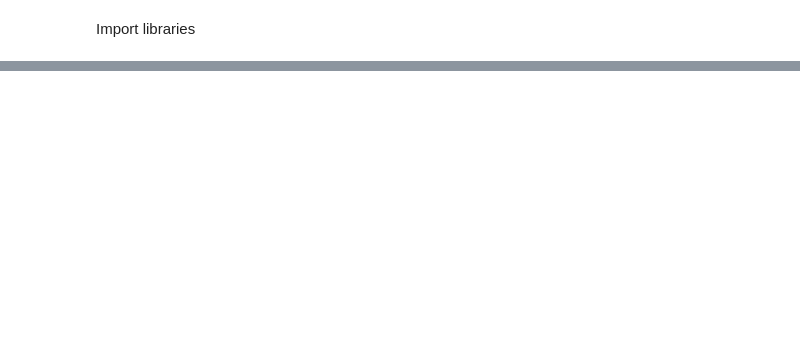
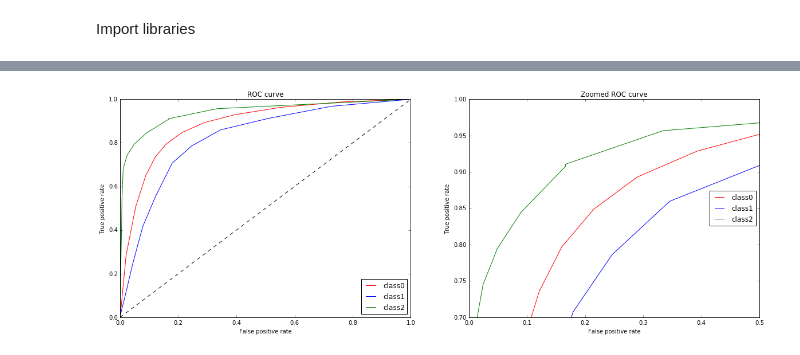
Before and after one commit to vijay4321/cs109AAirbnbProject, a Jupyter notebook: Camera-Murray-Garg-Thangella_CS109A_Project_Final_Report_pt2_price_model.ipynb, the cells around one changed output, grey strips where cells are left out. Drawn from its saved outputs; the diff is of its cells as text; code cells hidden in the pictures; blank space fills up the shorter version.

```diff
--- a/Camera-Murray-Garg-Thangella_CS109A_Project_Final_Report_pt2_price_model.ipynb
+++ b/Camera-Murray-Garg-Thangella_CS109A_Project_Final_Report_pt2_price_model.ipynb
@@ -55,0 +378,8 @@ We’ll conclude with a visualization of feature importance (from the random for
+# %%
+parameters = {"n_estimators": [ 100,200,300,400,500]}
+
+cv_rfc = GridSearchCV(RandomForest(oob_score=True, max_features='auto'), param_grid=parameters, n_jobs=5, cv=5)
+
+cv_rfc.fit(x_train, y_train)
+
+print cv_rfc.best_params_
@@ -55,0 +431,9 @@ We’ll conclude with a visualization of feature importance (from the random for
+# %%
+
+parameters = {"max_depth": [22,26,28,30,32,34,35,36,37,38,39,40], "n_estimators": [ 100,200,300,400,500]}
+
+cv_rfc = GridSearchCV(RandomForest(oob_score=True, max_features='auto'), param_grid=parameters, n_jobs=5, cv=5)
+
+cv_rfc.fit(x_train, y_train)
+
+print cv_rfc.best_params_
@@ -55,0 +492,31 @@ We’ll conclude with a visualization of feature importance (from the random for
+# %%
+fig = plt.figure(figsize=(20,15))
+ax1 = fig.add_subplot(221)
+ax1.plot([0, 1], [0, 1], 'k--')
+ax2 = fig.add_subplot(222)
+ax2.plot([0, 1], [0, 1], 'k--')
+
+clfForest = RandomForest(class_weight ='balanced',max_depth = 41, oob_score = True,n_estimators =400,
+                         criterion ='gini' , max_features ='sqrt')
+color =['r','b','g']
+clfForest = clfForest.fit(x_train, y_train)
+for i in range(3):
+
+    y_pred_rf = rf.predict_proba(x_test)[:, i]
+    fpr_rf, tpr_rf, _ = roc_curve(y_test, y_pred_rf,pos_label=i)
+    ax1.plot(fpr_rf, tpr_rf, label='class' + str(i), color=color[i])
+    ax2.plot(fpr_rf, tpr_rf, label='class' + str(i), color=color[i])
+
+ax1.set_xlabel('False positive rate')
+ax2.set_xlabel('False positive rate')
+ax1.set_ylabel('True positive rate')
+ax2.set_ylabel('True positive rate')
+ax1.set_title('ROC curve')
+ax2.set_title('Zoomed ROC curve')
+ax1.legend(loc='best')
+ax2.legend(loc='right')
+ax2.set_ylim(0.7,1)
+ax2.set_xlim(0,0.5)
+plt.show()
+# %% [output]
+[figure, added]
```
Also changed, not shown: parts of 37 cells of this notebook.
